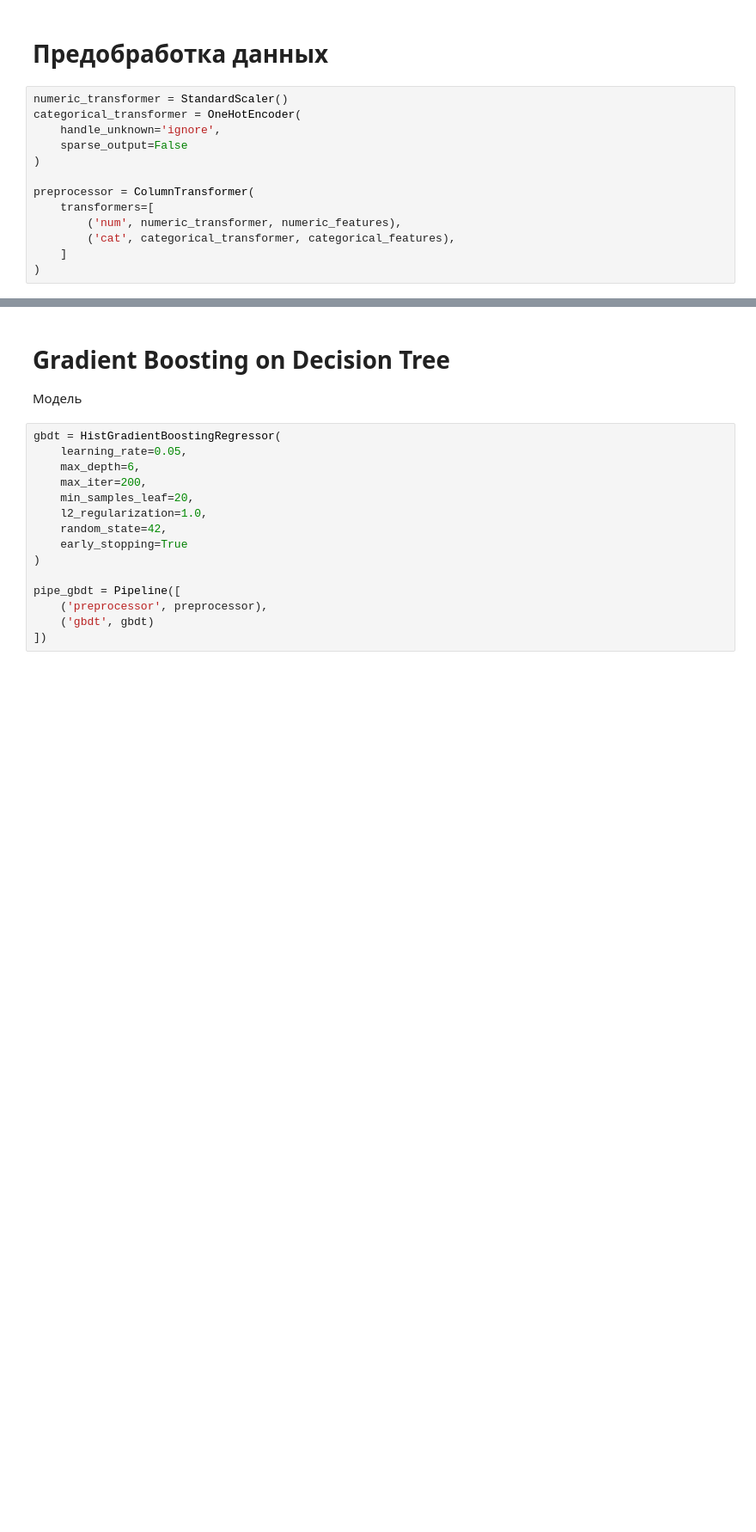
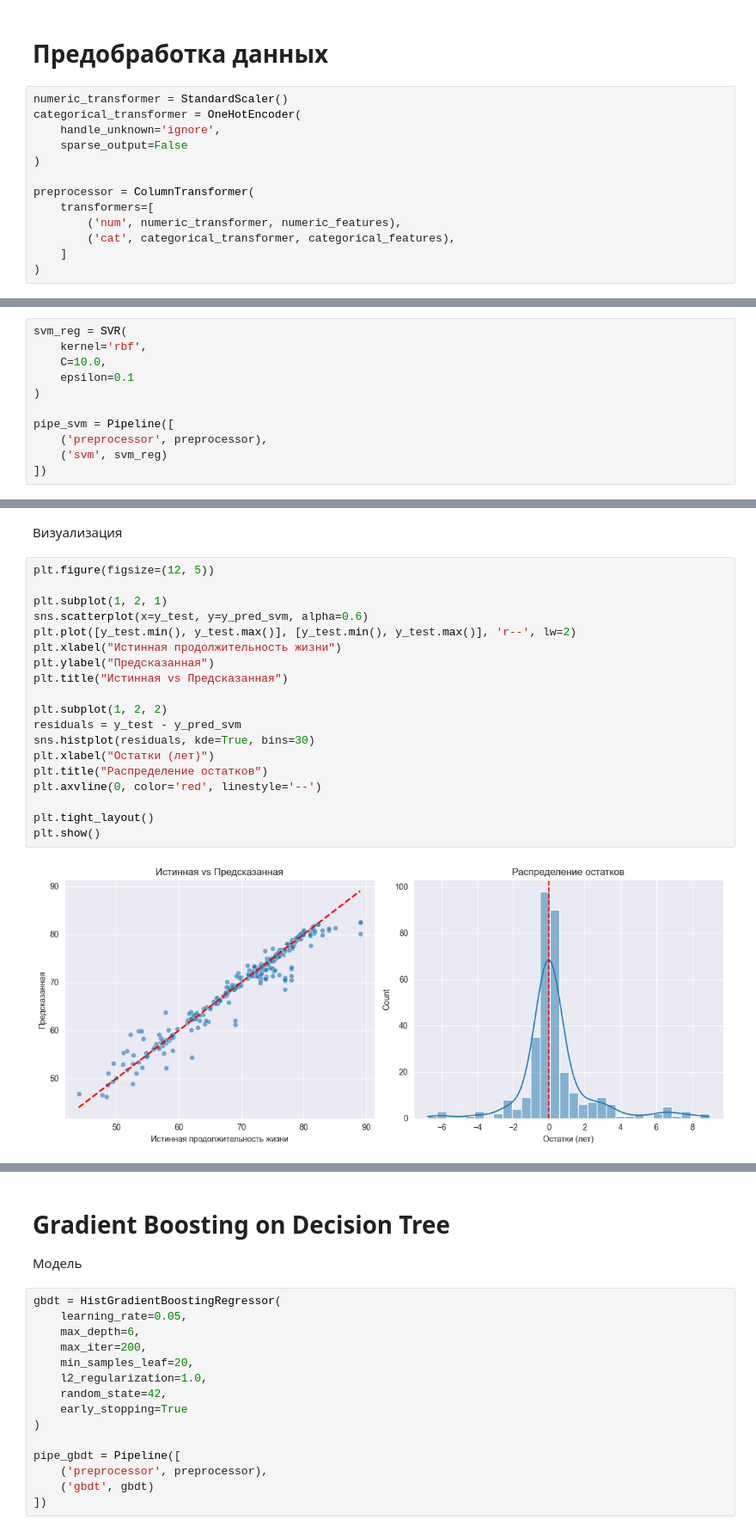
Before and after one commit to SavinskiVladimir/IntelliganceSystems, a Jupyter notebook: regression/life_exp.ipynb, the cells around one changed output, grey strips where cells are left out. Shown at 86% size. Cells and saved outputs as stored; diff of their text form; blank space fills up the shorter version.

```diff
--- a/regression/life_exp.ipynb
+++ b/regression/life_exp.ipynb
@@ -178,0 +292,11 @@ preprocessor = ColumnTransformer(
+# %%
+svm_reg = SVR(
+    kernel='rbf',
+    C=10.0,
+    epsilon=0.1
+)
+
+pipe_svm = Pipeline([
+    ('preprocessor', preprocessor),
+    ('svm', svm_reg)
+])
@@ -178,0 +322,23 @@ preprocessor = ColumnTransformer(
+# %% [markdown]
+Визуализация
+# %%
+plt.figure(figsize=(12, 5))
+
+plt.subplot(1, 2, 1)
+sns.scatterplot(x=y_test, y=y_pred_svm, alpha=0.6)
+plt.plot([y_test.min(), y_test.max()], [y_test.min(), y_test.max()], 'r--', lw=2)
+plt.xlabel("Истинная продолжительность жизни")
+plt.ylabel("Предсказанная")
+plt.title("Истинная vs Предсказанная")
+
+plt.subplot(1, 2, 2)
+residuals = y_test - y_pred_svm
+sns.histplot(residuals, kde=True, bins=30)
+plt.xlabel("Остатки (лет)")
+plt.title("Распределение остатков")
+plt.axvline(0, color='red', linestyle='--')
+
+plt.tight_layout()
+plt.show()
+# %% [output]
+[figure, added]
```
Also changed, not shown: parts of 35 cells of this notebook.
